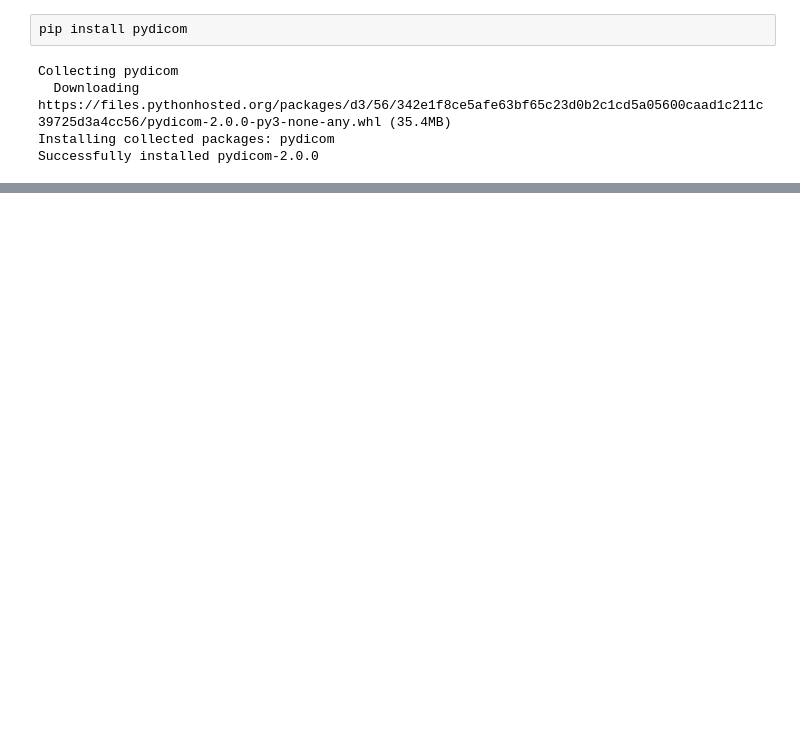
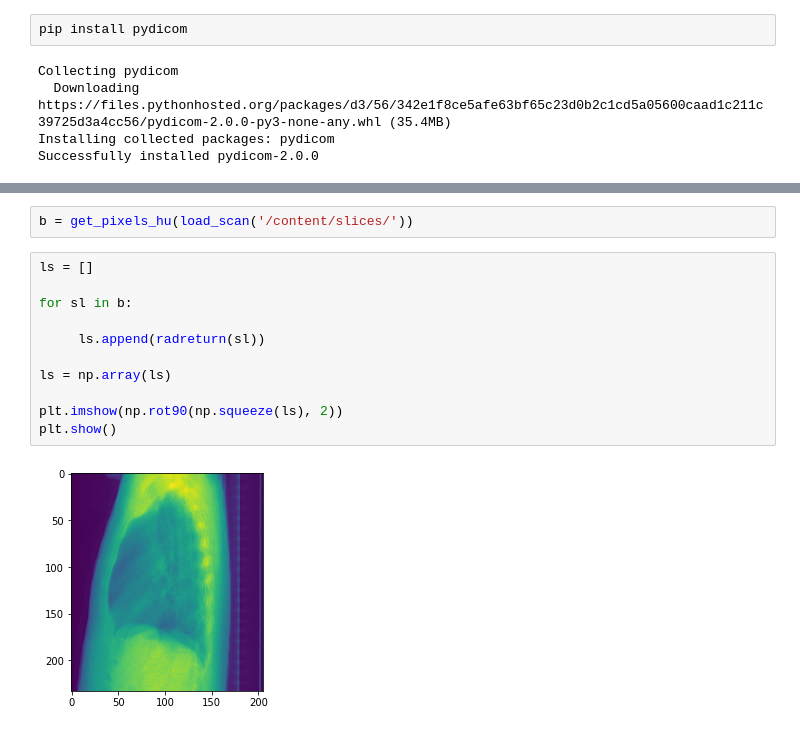
Before and after one commit to siddharthbharthulwar/Synthetic-X-Ray, a Jupyter notebook: radontransformation.ipynb, the cells around one changed output, grey strips where cells are left out. Drawn from its saved outputs; the diff is of its cells as text; blank space fills up the shorter version.

```diff
--- a/radontransformation.ipynb
+++ b/radontransformation.ipynb
@@ -138,3 +118,18 @@ def get_pixels_hu(slices):
         image[slice_number] += np.int16(intercept)
 
     return np.array(image, dtype=np.int16)
+# %%
+b = get_pixels_hu(load_scan('/content/slices/'))
+# %%
+ls = []
+
+for sl in b:
+
+     ls.append(radreturn(sl))
+
+ls = np.array(ls)
+
+plt.imshow(np.rot90(np.squeeze(ls), 2))
+plt.show()
+# %% [output]
+[figure, added]
```
Also changed, not shown: parts of 3 cells of this notebook.
